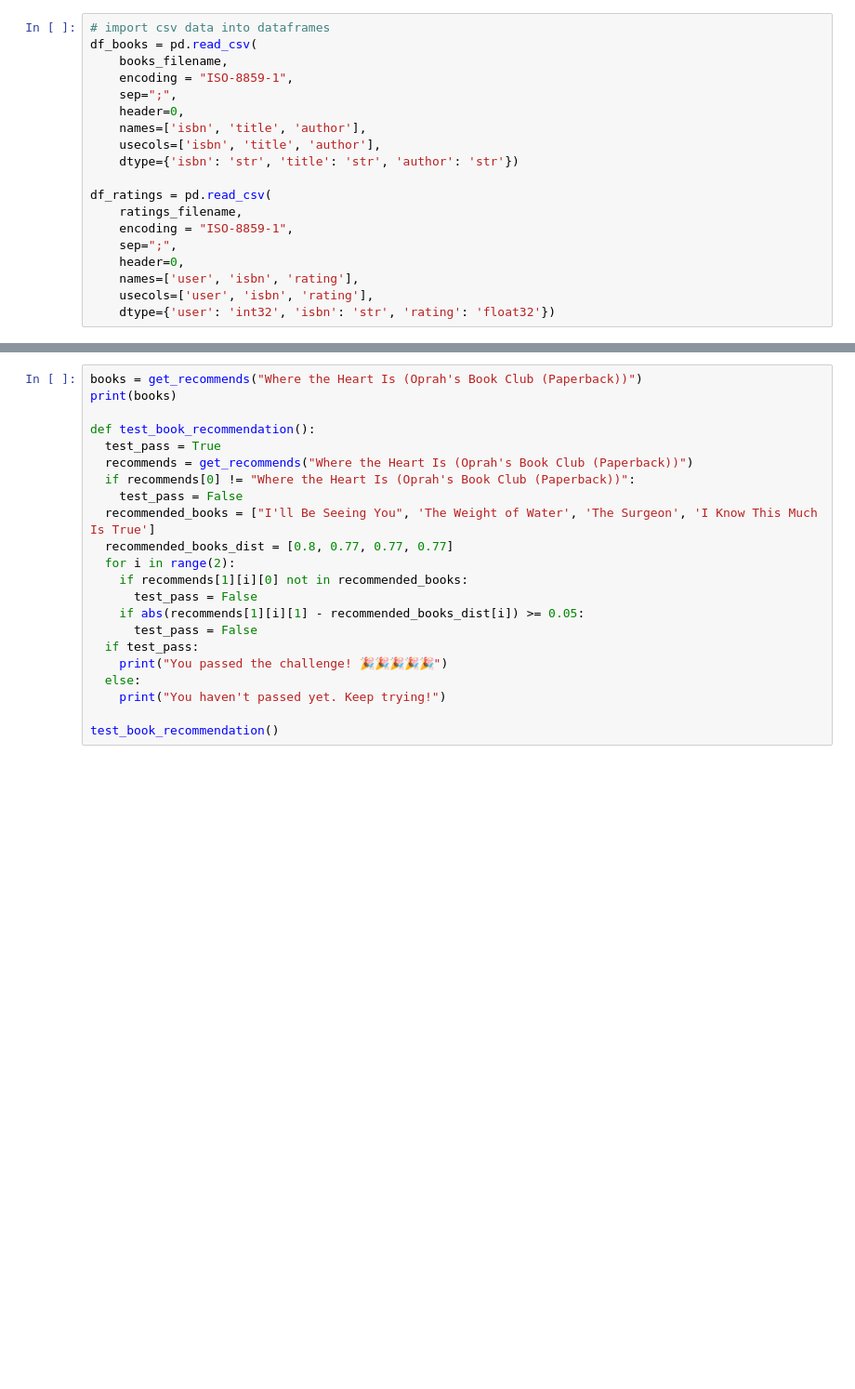
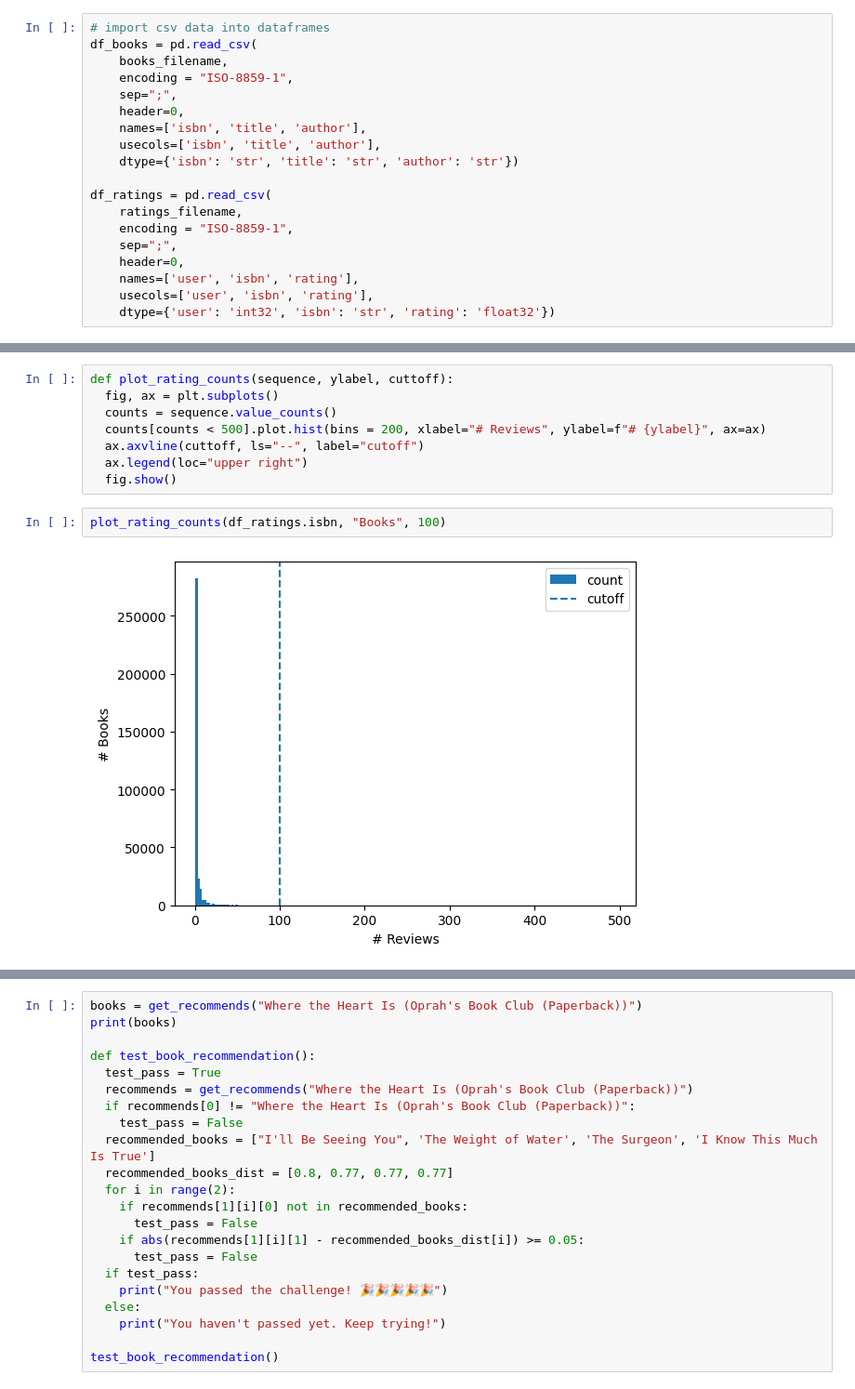
Before and after one commit to jtmonroe/FreeCodeCamp-MachineLearning, a Jupyter notebook: fcc_book_recommendation_knn.ipynb, the cells around one changed output, grey strips where cells are left out. Shown at 93% size. Cells and saved outputs as stored; diff of their text form; blank space fills up the shorter version.

```diff
--- a/fcc_book_recommendation_knn.ipynb
+++ b/fcc_book_recommendation_knn.ipynb
@@ -38,0 +138,12 @@ df_ratings = pd.read_csv(
+# %%
+def plot_rating_counts(sequence, ylabel, cuttoff):
+  fig, ax = plt.subplots()
+  counts = sequence.value_counts()
+  counts[counts < 500].plot.hist(bins = 200, xlabel="# Reviews", ylabel=f"# {ylabel}", ax=ax)
+  ax.axvline(cuttoff, ls="--", label="cutoff")
+  ax.legend(loc="upper right")
+  fig.show()
+# %%
+plot_rating_counts(df_ratings.isbn, "Books", 100)
+# %% [output]
+[figure, added]
```
Also changed, not shown: parts of 15 cells of this notebook.
